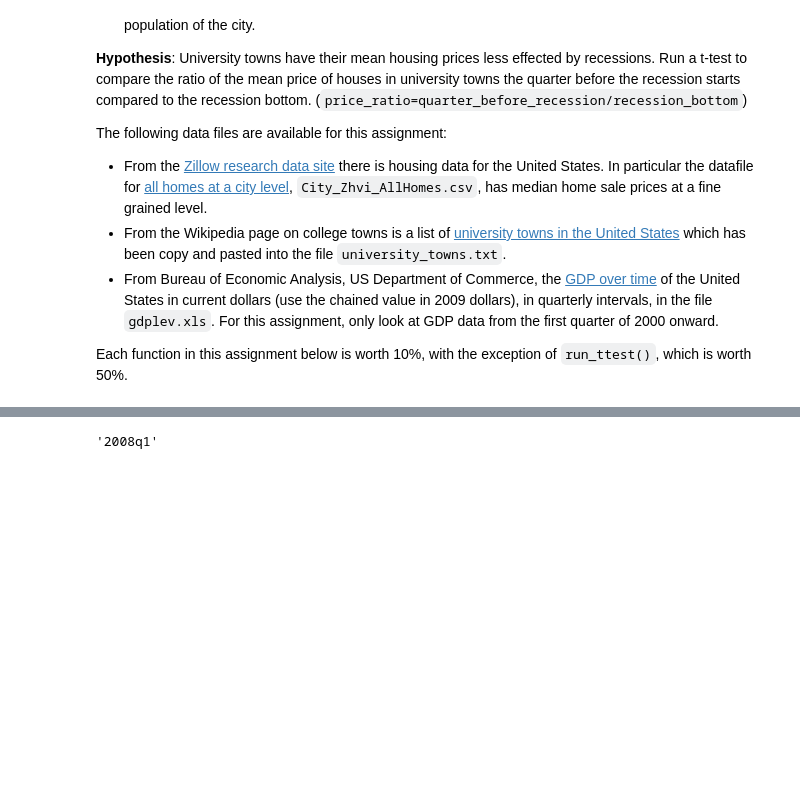
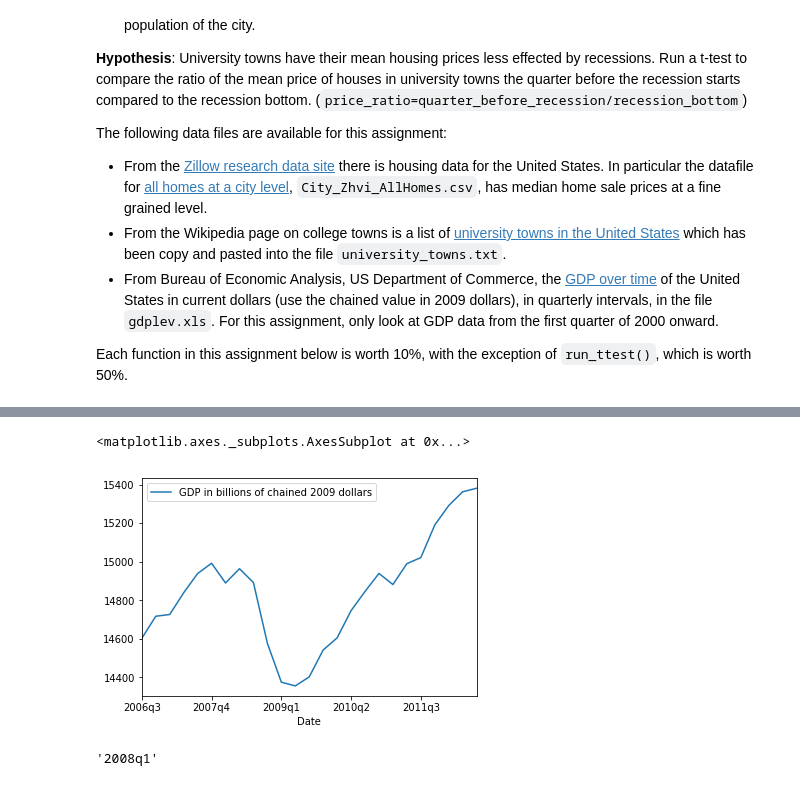
Before and after one commit to erv4gen/DS-Playground, a Jupyter notebook: current projects/MU_Assignment_4.ipynb, the cells around one changed output, grey strips where cells are left out. Drawn from its saved outputs; the diff is of its cells as text; code cells hidden in the pictures; blank space fills up the shorter version.

```diff
--- a/current projects/MU_Assignment_4.ipynb
+++ b/current projects/MU_Assignment_4.ipynb
@@ -84,20 +65,25 @@ get_list_of_university_towns()
 # %%
 gdplev = pd.read_excel('gdplev.xls',skiprows=5)
 gdplev_year = gdplev.loc[:,'Unnamed: 0':'GDP in billions of chained 2009 dollars']
 gdplev_year.columns = ['Date','GDP in billions of current dollars','GDP in billions of chained 2009 dollars']
 
 gdplev_year.dropna(axis=0, how='all',inplace=True)
 gdplev_year['Date'] = (gdplev_year['Date'].astype(str).apply(lambda x: pd.to_datetime(x, format='%Y.0'))
                        .apply(lambda x: x.year))
 
 gdplev_quart = gdplev.loc[:,'Unnamed: 4':'GDP in billions of chained 2009 dollars.1']
 gdplev_quart.dropna(axis=0, how='all',inplace=True)
 gdplev_quart.columns = ['Date','GDP in billions of current dollars','GDP in billions of chained 2009 dollars']
 
-#gdplev_quart.plot(x='Date', y='GDP in billions of chained 2009 dollars', kind='line')
 gdplev_quart = gdplev_quart.set_index('Date')
 
-gdplev_quart.drop(gdplev_quart.index[:-42], inplace=True)
+gdplev_quart.drop(gdplev_quart.index[:-66], inplace=True)
+
+gdplev_quart_ress = gdplev_quart.iloc[-40:-15]
+gdplev_quart_ress.plot(y='GDP in billions of chained 2009 dollars', kind='line')
+# %% [output]
+<matplotlib.axes._subplots.AxesSubplot at 0x...>
+[figure, added]
 # %%
 def get_recession_start():
     '''Returns the year and quarter of the recession start time as a
```
Also changed, not shown: parts of 6 cells of this notebook.
